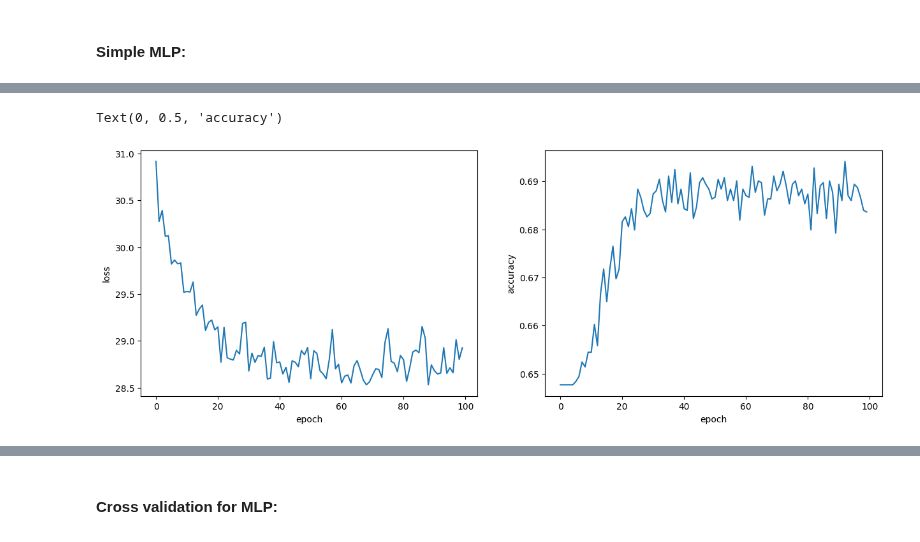
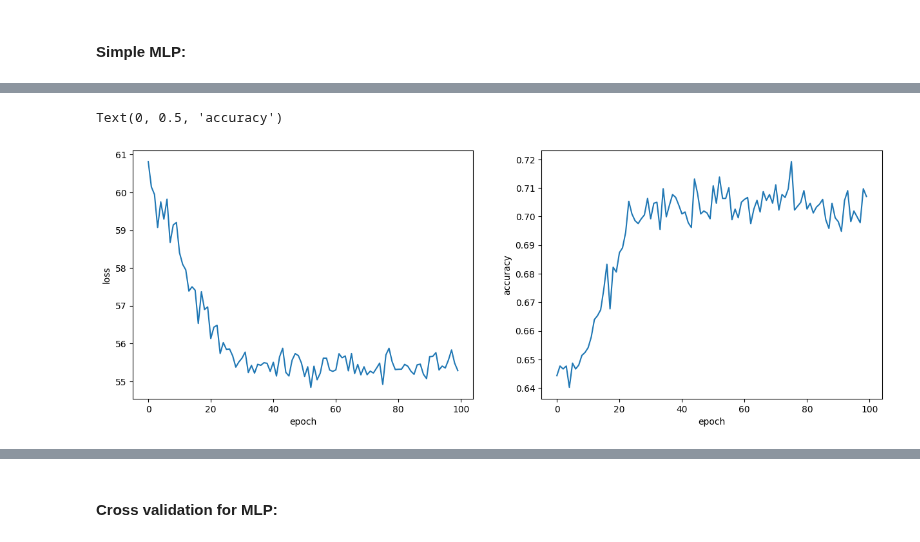
Before and after one commit to omersideman/ai-project, a Jupyter notebook: notebooks/simple_classifiers.ipynb, the cells around one changed output, grey strips where cells are left out. Cells and saved outputs as stored; diff of their text form; code cells hidden in the pictures.

```diff
--- a/notebooks/simple_classifiers.ipynb
+++ b/notebooks/simple_classifiers.ipynb
@@ -407,14 +411,20 @@ Epoch #99: Loss=0.3344055116176605, accuracy=0.98
 Success! Now we can move on to a real training.
 # %% [markdown]
 #### Simple MLP:
+# %%
+train_ds = SimpleDS(X_train, y_train)
+test_ds = SimpleDS(X_test, y_test)
+
+train_dl = torch.utils.data.DataLoader(train_ds, batch_size=32, shuffle=True)
+test_dl = torch.utils.data.DataLoader(test_ds, batch_size=32, shuffle=False)
 # %%
 mlp_model = nn.Sequential(
     nn.BatchNorm1d(input_dim),
     nn.Linear(input_dim, 64),
-    nn.LeakyReLU(),
-    nn.Linear(64, 32),
-    nn.LeakyReLU(),
-    nn.Linear(32, output_dim),
+    nn.ReLU(),
+    nn.Linear(64, 64),
+    nn.ReLU(),
+    nn.Linear(64, 2),
     nn.Softmax(dim=1)
 )
 
@@ -431,12 +441,14 @@ Sequential(
 )
 # %%
 loss_fn = nn.CrossEntropyLoss()
-optimizer = torch.optim.Adam(mlp_model.parameters(), lr=1e-3)
-scheduler = torch.optim.lr_scheduler.StepLR(optimizer,step_size=20,gamma=0.1)
+optimizer = torch.optim.Adam(mlp_model.parameters(), lr=1e-2)
+scheduler = torch.optim.lr_scheduler.StepLR(optimizer,step_size=10,gamma=0.2)
+
+num_epochs = 100
 # %%
-from src.trainer import trainer
+from src.RNN_utils.trainer import trainer
 
-mlp_trainer = trainer(mlp_model,optimizer,loss_fn,num_epochs,batch_size,scheduler,True)
+mlp_trainer = trainer(mlp_model, loss_fn, optimizer, scheduler)
 
-loss_list, accuracy_list = mlp_trainer.fit(X_train=X_train,y_train=y_train)
+resutls = mlp_trainer.train(train_dl, num_epochs, False)
 # %% [output]
@@ -444,18 +456,18 @@ Epoch #99: Loss=28.92596471309662, accuracy=0.6836215666327569
 # %%
 import matplotlib.pyplot as plt
 
 fig, axs = plt.subplots(1,2, figsize=(15,5))
 
-axs[0].plot(range(num_epochs), loss_list)
+axs[0].plot(range(num_epochs), resutls['loss'])
 axs[0].set_xlabel('epoch')
 axs[0].set_ylabel('loss')
 
-axs[1].plot(range(num_epochs), accuracy_list)
+axs[1].plot(range(num_epochs), resutls['accuracy'])
 axs[1].set_xlabel('epoch')
 axs[1].set_ylabel('accuracy')
 # %% [output]
 Text(0, 0.5, 'accuracy')
-[figure, old version]
+[figure, new version]
 # %%
 train_acc, test_acc = print_accuracy_prob(mlp_model, *splitted_data_torch)
 clf_results['name'].append('MLP without CV')
```
Also changed, not shown: parts of 30 cells of this notebook, 7 other files.
